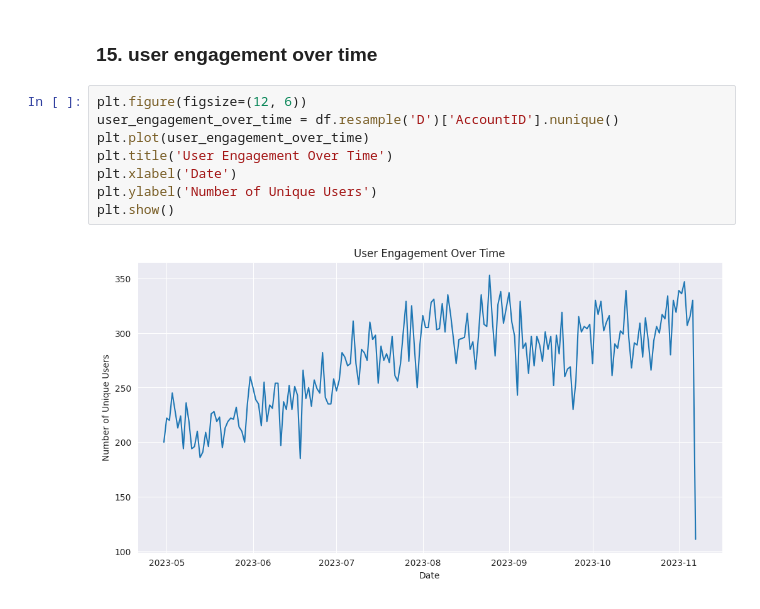
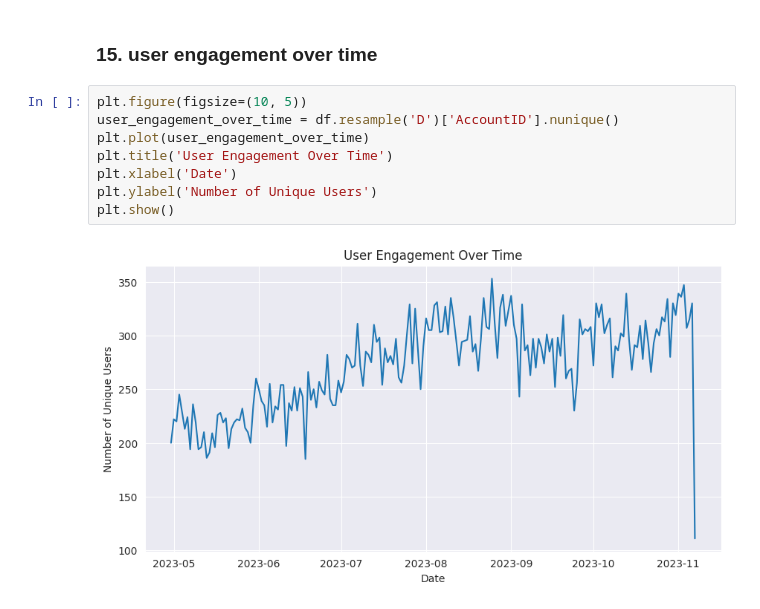
Before and after one commit to neyedhayo/transaction-analysis, a Jupyter notebook: notebook/eda_notebook.ipynb, the cells around one changed output. Saved outputs shown, nothing was run; the diff lists cells and outputs as text.

```diff
--- a/notebook/eda_notebook.ipynb
+++ b/notebook/eda_notebook.ipynb
@@ -515,12 +503,12 @@ plt.show()
 # %% [markdown]
 ### 15. user engagement over time
 # %%
-plt.figure(figsize=(12, 6))
+plt.figure(figsize=(10, 5))
 user_engagement_over_time = df.resample('D')['AccountID'].nunique()
 plt.plot(user_engagement_over_time)
 plt.title('User Engagement Over Time')
 plt.xlabel('Date')
 plt.ylabel('Number of Unique Users')
 plt.show()
 # %% [output]
-[figure, old version]
+[figure, new version]
```
Also changed, not shown: parts of 5 cells of this notebook.
